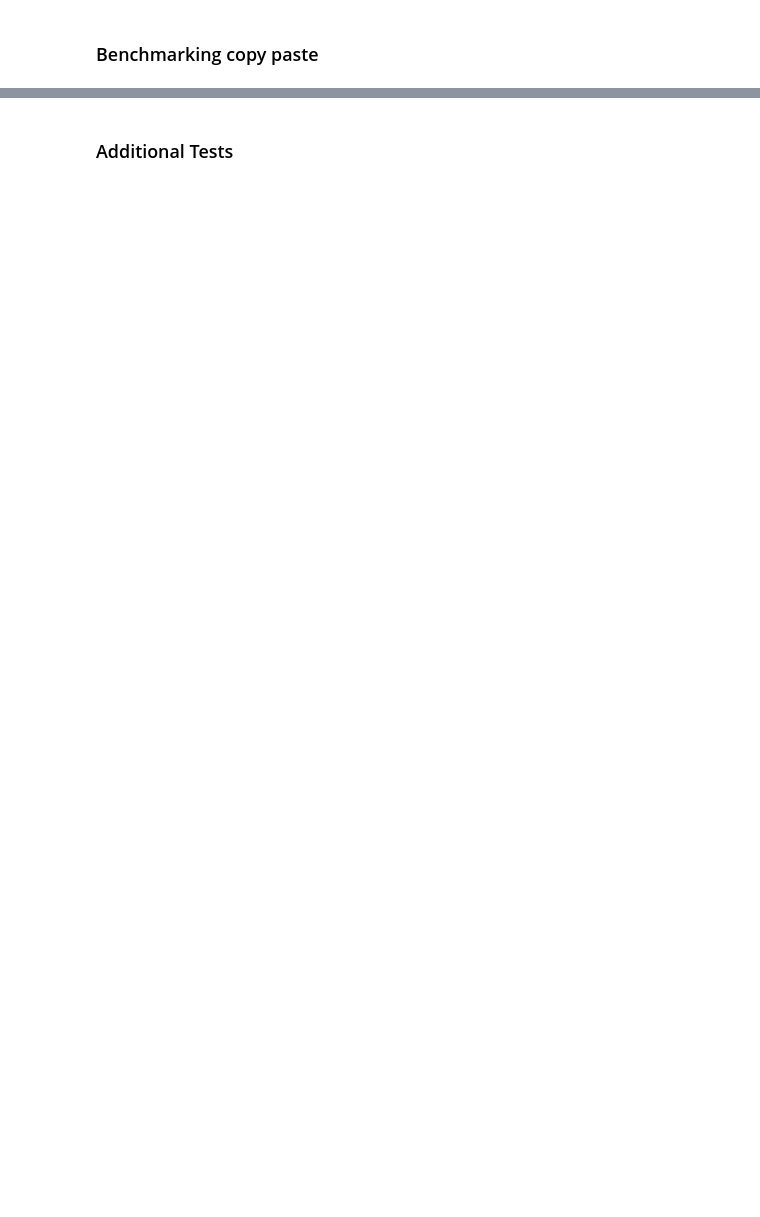
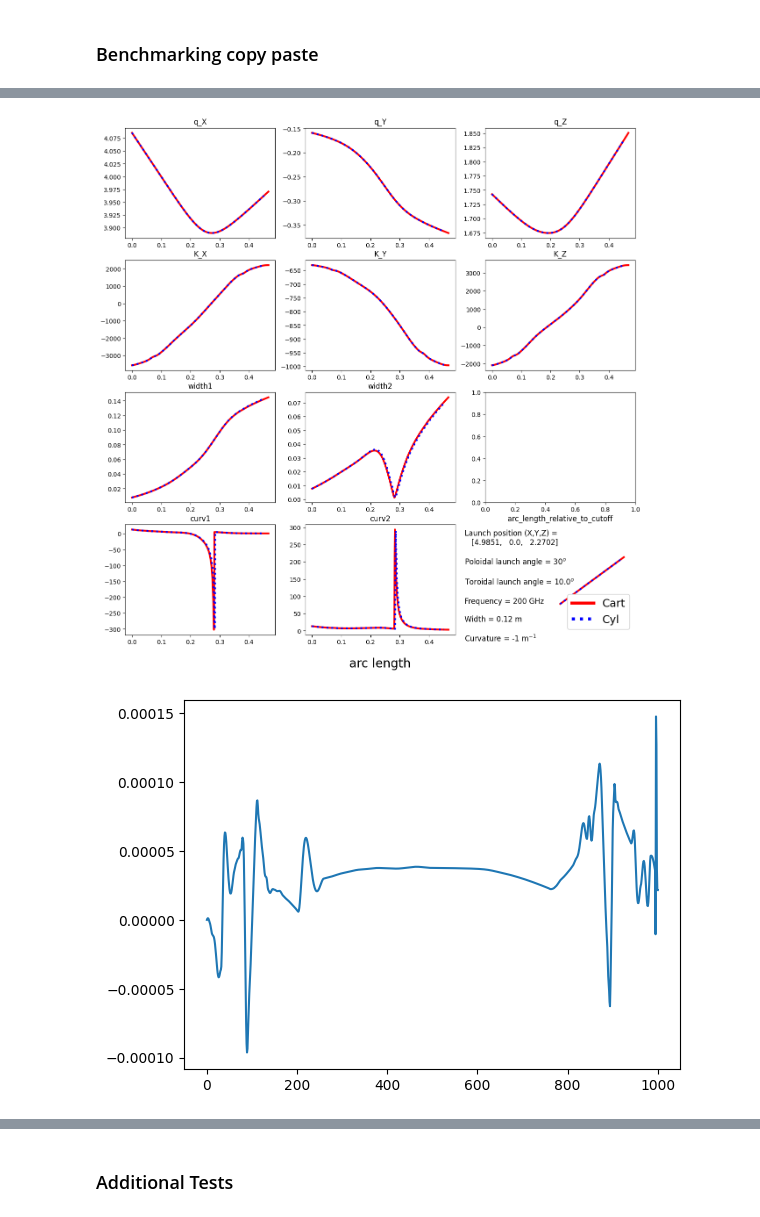
Before and after one commit to beam-tracing/Scotty, a Jupyter notebook: scotty/eduard_launch_and_BC_testfile.ipynb, the cells around one changed output, grey strips where cells are left out. Drawn from its saved outputs; the diff is of its cells as text; code cells hidden in the pictures; blank space fills up the shorter version.

```diff
--- a/scotty/eduard_launch_and_BC_testfile.ipynb
+++ b/scotty/eduard_launch_and_BC_testfile.ipynb
@@ -282,7 +273,7 @@ kwargs_dict = {
     'return_dt_field': True,
 }
 
-kwargs_dict["auto_delta_sign"] = False
+kwargs_dict["auto_delta_sign"] = True
 kwargs_dict["delta_X"] = -1e-3
 kwargs_dict["delta_Y"] = 1e-3
 kwargs_dict["delta_Z"] = 1e-3
@@ -1156,7 +1441,22 @@ def comparison_graphs(len_tau, print_statements = False, switch_widths = False,
 
     plt.show()
 
-    return cyl_scotty_vals["width1"], cyl_scotty_vals["width2"], cart_scotty_vals["width1"], cart_scotty_vals["width2"]
+    H_values_cart_scotty = H_cart_scotty(cart_scotty_vals["q_X"],
+                                         cart_scotty_vals["q_Y"],
+                                         cart_scotty_vals["q_Z"],
+                                         cart_scotty_vals["K_X"],
+                                         cart_scotty_vals["K_Y"],
+                                         cart_scotty_vals["K_Z"])
+
+    plt.plot(H_values_cart_scotty)
+    plt.show()
+
+    return (cyl_scotty_vals["arc_length_relative_to_cutoff"],
+            cyl_scotty_vals["width1"],
+            cyl_scotty_vals["width2"],
+            cart_scotty_vals["arc_length_relative_to_cutoff"],
+            cart_scotty_vals["width1"],
+            cart_scotty_vals["width2"])
 
 print("Launch position (X,Y,Z) =", launch_position_cartesian)
 print("Poloidal launch angle =", poloidal_launch_angle_Torbeam)
@@ -1227,11 +1551,16 @@ print()
 # %%
-(cyl_w1,
+(cyl_arclength,
+ cyl_w1,
  cyl_w2,
+ cart_arclength,
  cart_w1,
  cart_w2) = comparison_graphs(len_tau = 1001,
                   print_statements = False,
                   switch_widths = False,
-                  switch_curvs = True,
+                  switch_curvs = False,
                   adjustment_cart_scotty = 0,
                   adjustment_cyl_scotty = 0)
+# %% [output]
+[figure, added]
+[figure, added]
 # %%
```
Also changed, not shown: parts of 27 cells of this notebook, 7 other files.
